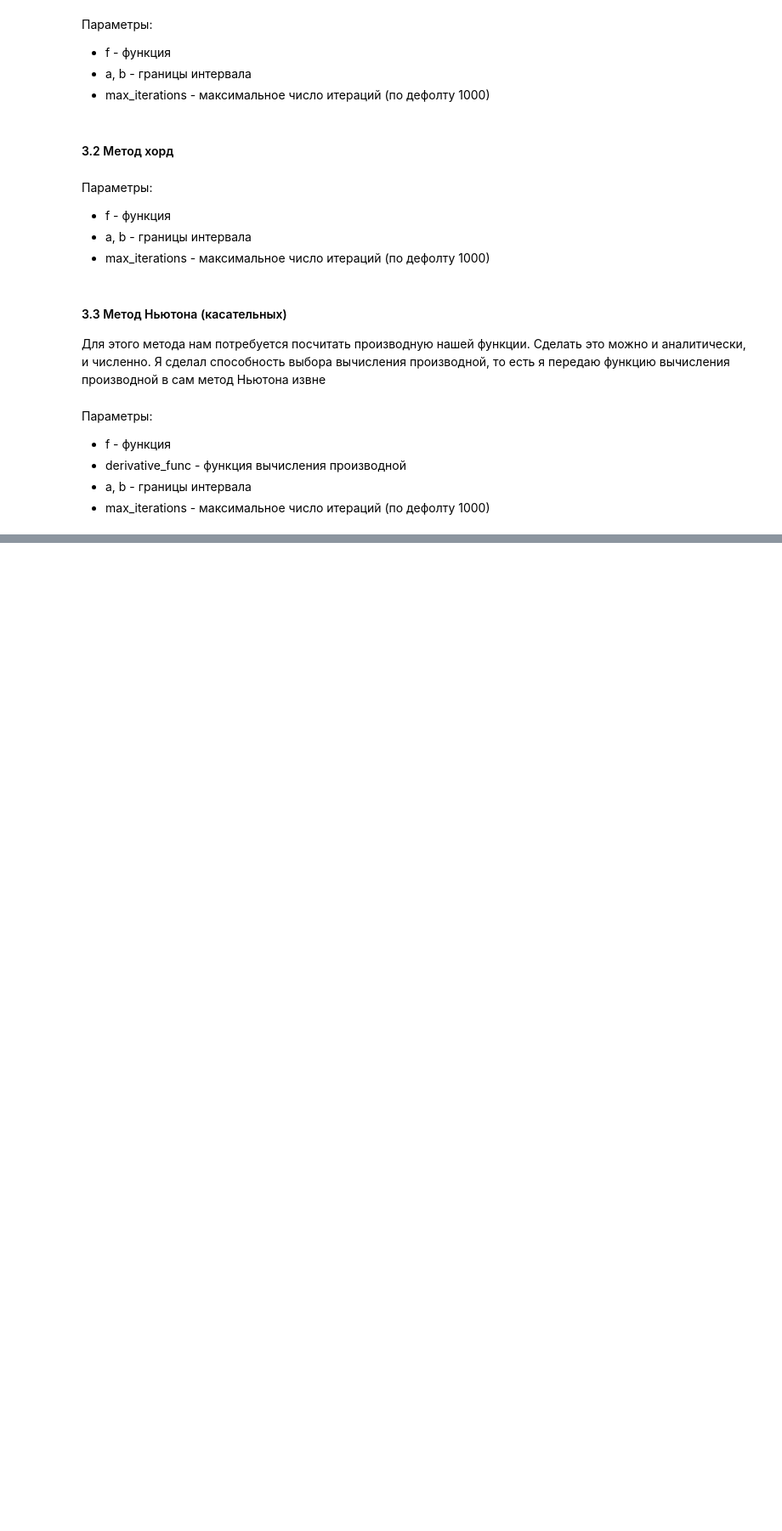
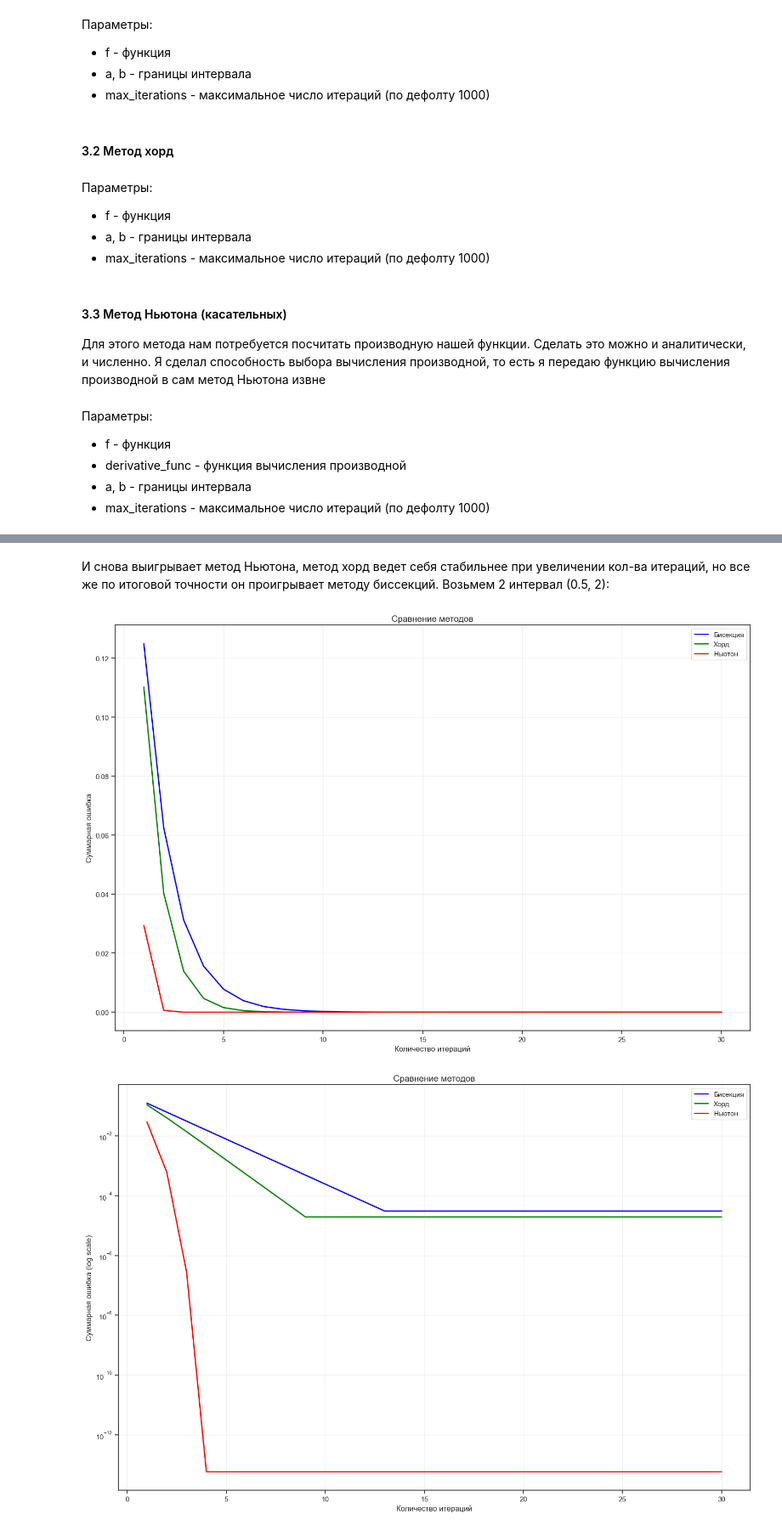
Before and after one commit to Merkury2006/MV, a Jupyter notebook: lab1.ipynb, the cells around one changed output, grey strips where cells are left out. Shown at 85% size. Cells and saved outputs as stored; diff of their text form; code cells hidden in the pictures; blank space fills up the shorter version.

```diff
--- a/lab1.ipynb
+++ b/lab1.ipynb
@@ -173,0 +240,9 @@ def newton_method(f: callable, derivative_func: callable, a, b, max_iterations=1
+# %% [markdown]
+И снова выигрывает метод Ньютона, метод хорд ведет себя стабильнее при увеличении кол-ва итераций, но все же по итоговой точности он проигрывает методу биссекций.
+Возьмем 2 интервал (0.5, 2):
+# %%
+create_comparison_graphic(methods, f, intervals=[(0.5, 2)],exact_roots=[1], max_iterations=30)
+create_comparison_graphic(methods, f, intervals=[(0.5, 2)],exact_roots=[1], max_iterations=30, log_scale=True)
+# %% [output]
+[figure, added]
+[figure, added]
```
Also changed, not shown: parts of 15 cells of this notebook.
